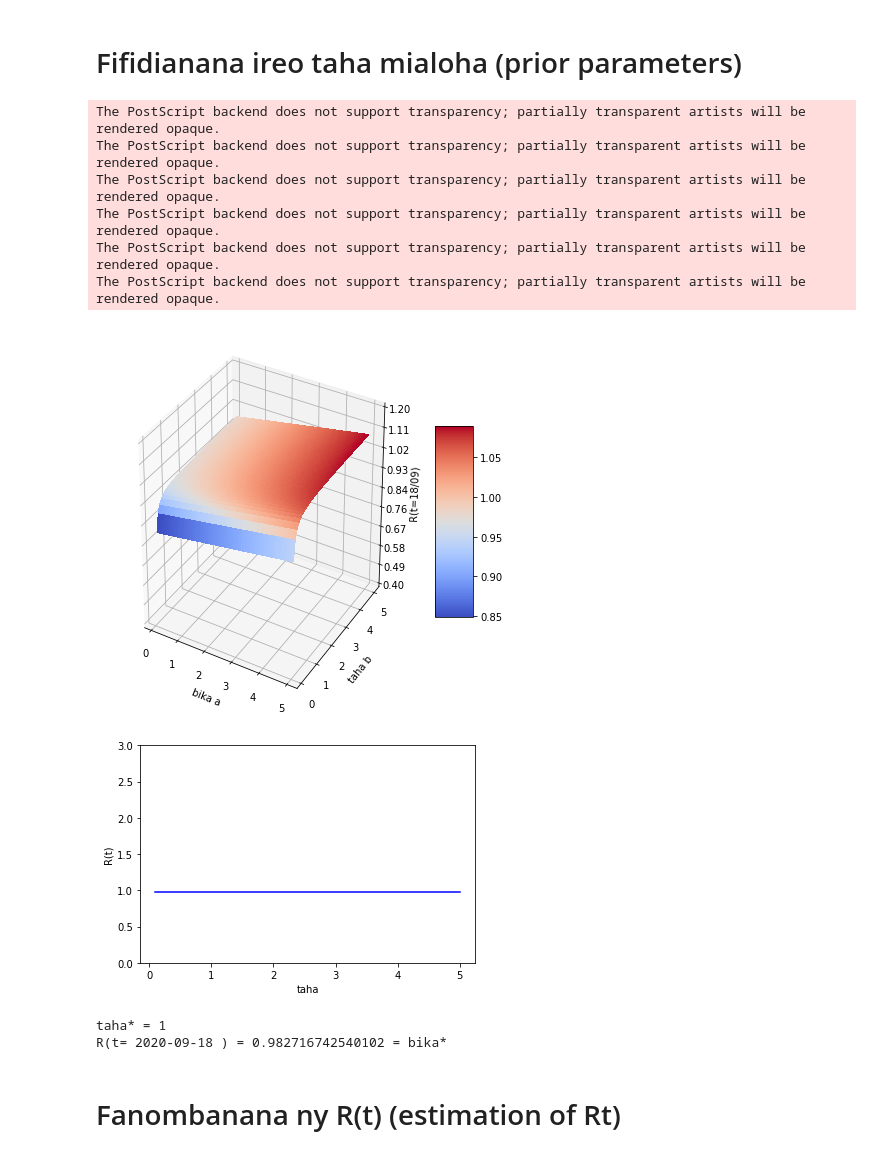
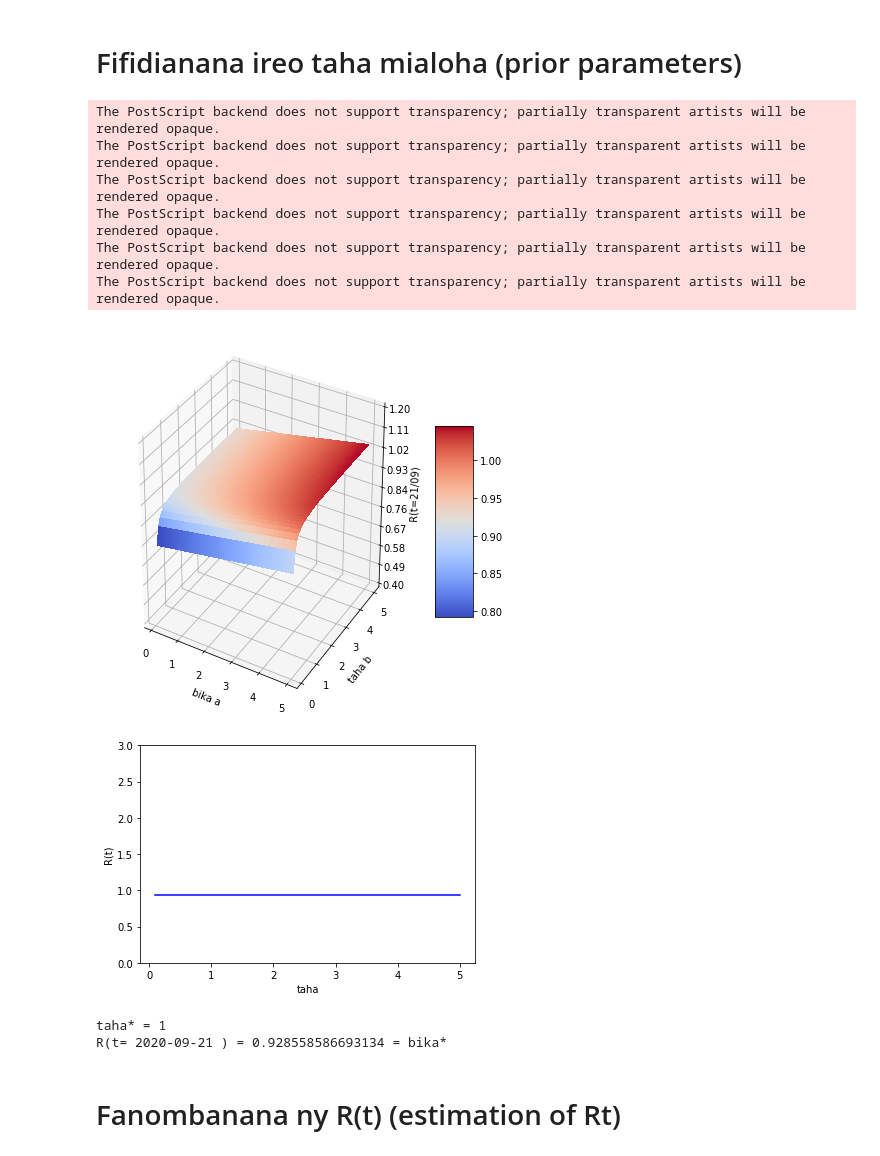
Before and after one commit to tabilaocov/ady_cov, a Jupyter notebook: scr/modely_RP/R_analamanga.ipynb, the cells around one changed output. Cells and saved outputs as stored; diff of their text form; code cells hidden in the pictures.

```diff
--- a/scr/modely_RP/R_analamanga.ipynb
+++ b/scr/modely_RP/R_analamanga.ipynb
@@ -158,8 +158,8 @@ Ivaoanala = tilyvoaanala['Voatomb']
 
 dIvao = pd.DataFrame(data =Ivaoanala)
 
-daty_data_manom = datetime.date(2020,8,18)
-daty_data_mifar = datetime.date(2020,9,18)
+daty_data_manom = datetime.date(2020,8,21)
+daty_data_mifar = datetime.date(2020,9,21)
 
 datyt = daty_data_mifar
 
@@ -278,36 +278,36 @@ ax = fig.gca(projection='3d')
 # Make data.
 X = np.linspace(0.1,5,100)
 Y = np.linspace(0.1,5,100)
 X, Y = np.meshgrid(X, Y)
 Z = func_sh(datyab)(X)*func_sc(datyab)(Y)
 W = X*Y
 # Plot the surface.
 surf = ax.plot_surface(X, Y, Z, cmap=cm.coolwarm,
                        linewidth=0, antialiased=False)
 #surf = ax.plot_surface(X, Y, W, cmap=cm.coolwarm,
  #                      linewidth=0, antialiased=False)
 
 # Customize the z axis.
 ax.set_zlim(0.4, 1.2)
 ax.zaxis.set_major_locator(LinearLocator(10))
 ax.zaxis.set_major_formatter(FormatStrFormatter('%.02f'))
 
-ax.set(xlabel ='bika a', ylabel = "taha b", zlabel = 'R(t=18/09)')
+ax.set(xlabel ='bika a', ylabel = "taha b", zlabel = 'R(t=21/09)')
 
 # Add a color bar which maps values to colors.
 fig.colorbar(surf, shrink=0.5, aspect=5)
 
-plt.savefig(path_to_save+'Rt189_anala.eps')
+plt.savefig(path_to_save+'Rt219_anala.eps')
 
 plt.show()
 # %% [output]
 The PostScript backend does not support transparency; partially transparent artists will be rendered opaque.
 The PostScript backend does not support transparency; partially transparent artists will be rendered opaque.
 The PostScript backend does not support transparency; partially transparent artists will be rendered opaque.
 The PostScript backend does not support transparency; partially transparent artists will be rendered opaque.
 The PostScript backend does not support transparency; partially transparent artists will be rendered opaque.
 The PostScript backend does not support transparency; partially transparent artists will be rendered opaque.
-[figure, old version]
+[figure, new version]
 # %%
 # R(t) when equality between the prior and the posterior
 
@@ -330,9 +330,9 @@ plt.show()
 print('taha* = 1')
 print('R(t=',datyab,') =', funcsh_inv(datyab)(1/func_sc(datyab)(1)), '= bika*')
 # %% [output]
-[figure, old version]
+[figure, new version]
 taha* = 1
-R(t= 2020-09-18 ) = 0.982716742540102 = bika*
+R(t= 2020-09-21 ) = 0.928558586693134 = bika*
 # %% [markdown]
 # Fanombanana ny R(t) (estimation of Rt)
 # %% [markdown]
```
Also changed, not shown: parts of 11 cells of this notebook.
